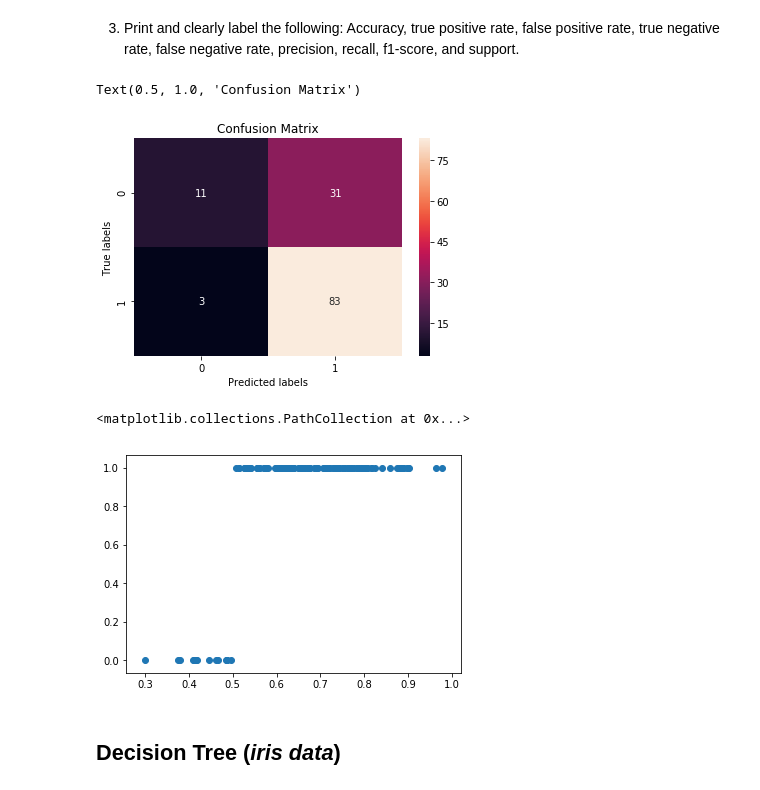
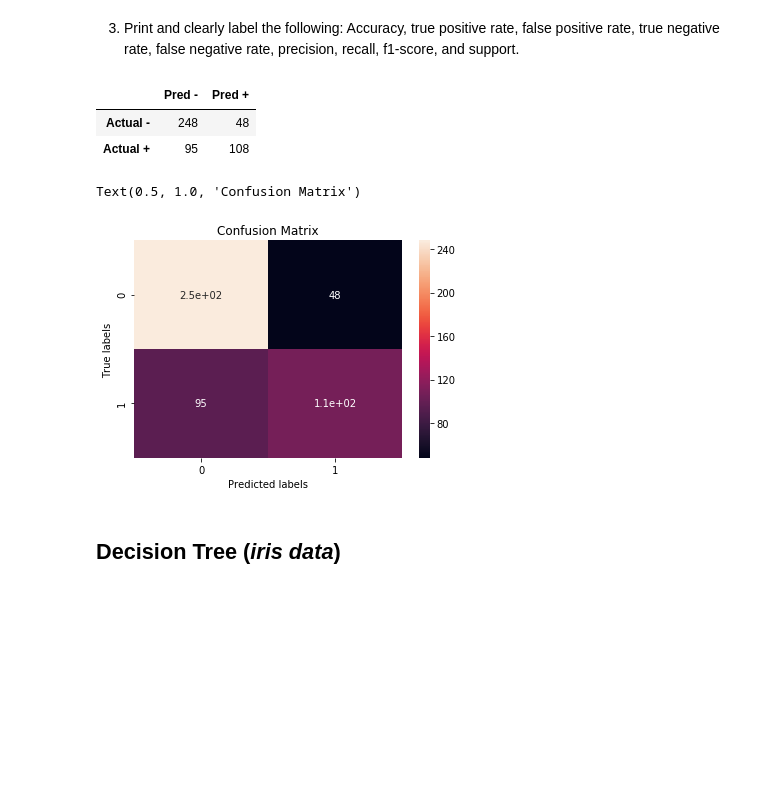
Before and after one commit to escalante-eric/ds-methodologies-exercises, a Jupyter notebook: Classification/model.ipynb, the cells around one changed output. Drawn from its saved outputs; the diff is of its cells as text; code cells hidden in the pictures; blank space fills up the shorter version.

```diff
--- a/Classification/model.ipynb
+++ b/Classification/model.ipynb
@@ -107,6 +78,4 @@ train[['age', 'fare']].head(10)
 # %%
-logit = LogisticRegression(solver='newton-cg')
+logit = LogisticRegression(random_state = 123, solver='lbfgs')
 # %% [markdown]
 7. Save the best model in logit_fit
-# %%
-logit.fit(X_train, y_train)
@@ -120,0 +82,2 @@ y_pred_proba = logit.predict_proba(X_train)
+# %%
+logit.fit(train[['pclass','age','fare','sibsp','parch']], train.survived)
@@ -122,5 +110,7 @@ y_pred_proba = logit.predict_proba(X_train)
 2. Evaluate your in-sample results using the model score, confusion matrix, and classification report.
 
 6. Which performs better on your in-sample data?
+# %%
+train['prediction'] = logit.predict(train[['pclass','age','fare','sibsp','parch']])
 # %%
 print('Accuracy of Logistic Regression classifier on training set: {:.2f}'
@@ -146,22 +137,23 @@ weighted avg       0.75      0.73      0.69       128
 # %% [markdown]
 3. Print and clearly label the following: Accuracy, true positive rate, false positive rate, true negative rate, false negative rate, precision, recall, f1-score, and support.
+# %%
+cm = pd.DataFrame(confusion_matrix(train.survived, train.prediction),
+             columns=['Pred -', 'Pred +'], index=['Actual -', 'Actual +'])
+
+cm
+# %% [output]
+|  | Pred - | Pred + |
+| Actual - | 248 | 48 |
+| Actual + | 95 | 108 |
 # %%
 ax= plt.subplot()
-sns.heatmap(confusion_matrix(y_train, y_pred), annot=True, ax = ax)
+sns.heatmap(confusion_matrix(train.survived, train.prediction), annot=True, ax = ax)
 
 ax.set_xlabel('Predicted labels');ax.set_ylabel('True labels')
 ax.set_title('Confusion Matrix')
 # %% [output]
 Text(0.5, 1.0, 'Confusion Matrix')
-[figure, old version]
+[figure, new version]
-# %%
-y_pred_proba = [i[1] for i in y_pred_proba]
-fig = plt.figure()
-ax = fig.add_subplot(111)
-ax.scatter(y_pred_proba, y_pred)
-# %% [output]
-<matplotlib.collections.PathCollection at 0x...>
-[figure, removed]
 # %% [markdown]
 ## Decision Tree (_iris data_)
 # %%
```
Also changed, not shown: parts of 27 cells of this notebook.
